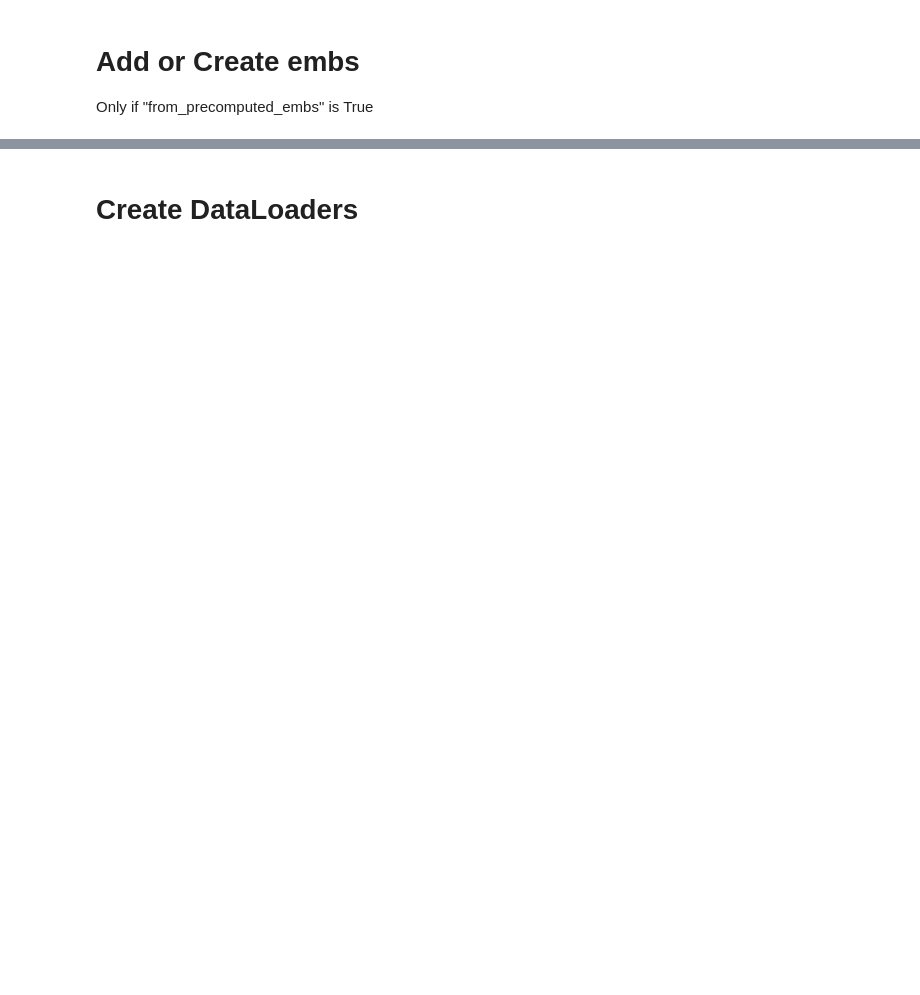
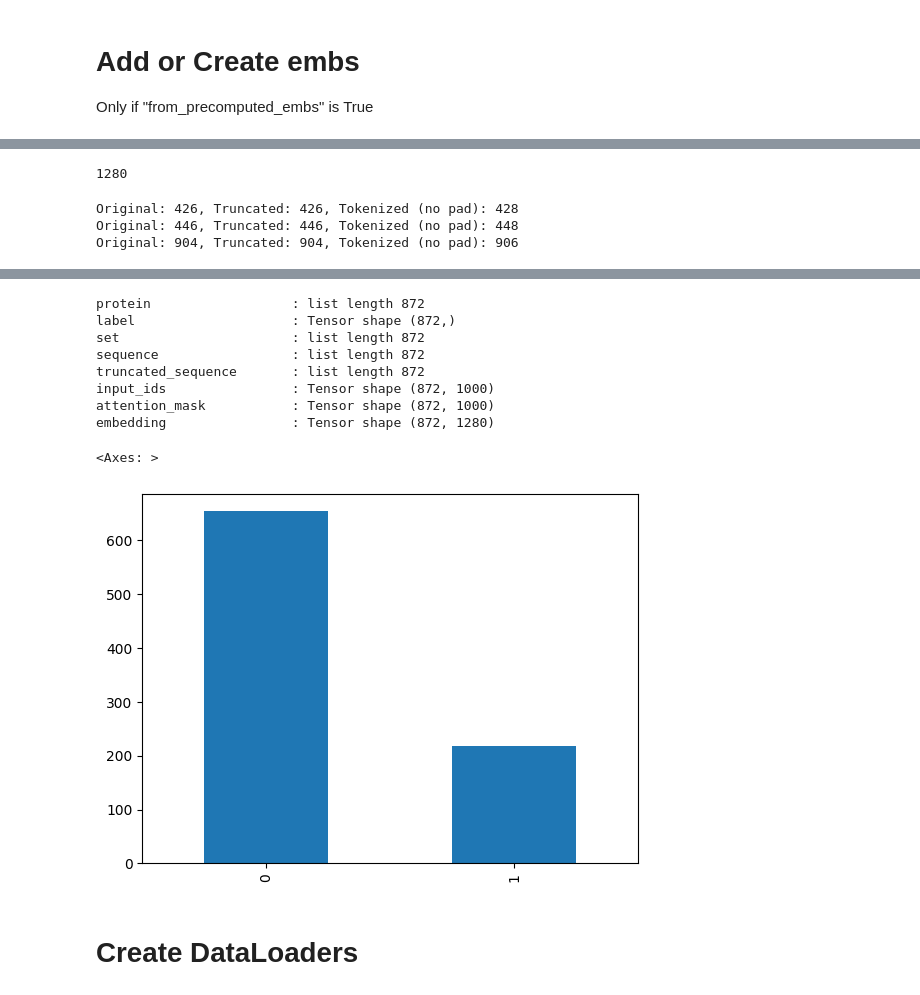
Before and after one commit to 8gabri8/ESMSec, a Jupyter notebook: my_train.ipynb, the cells around one changed output, grey strips where cells are left out. Saved outputs shown, nothing was run; the diff lists cells and outputs as text; code cells hidden in the pictures; blank space fills up the shorter version.

```diff
--- a/my_train.ipynb
+++ b/my_train.ipynb
@@ -214,0 +189,47 @@ data_df.head()
+# %%
+# Degfine classifcatio head dimesion
+
+if config["FROM_PRECOMPUTED_EMBS"]:
+    first_emb_shape = cache_data["embedding"].shape  # (N, L, D)
+    if len(first_emb_shape) == 1:
+        # Aggregated embedding (e.g., [D])
+        config["PRECOMPUTED_EMBS_DIM"] = int(first_emb_shape[0])
+    elif len(first_emb_shape) == 2:
+        # Aggregated per sequence (e.g., [L, D])
+        config["PRECOMPUTED_EMBS_DIM"] = int(first_emb_shape[1])
+    elif len(first_emb_shape) == 3:
+        # Contextualized embeddings (N, L, D) → use D
+        config["PRECOMPUTED_EMBS_DIM"] = int(first_emb_shape[2])
+else:
+    # dim embessign sins the output of esm
+    config["PRECOMPUTED_EMBS_DIM"] = esm_model.embeddings.word_embeddings.embedding_dim
+
+print(config["PRECOMPUTED_EMBS_DIM"])
+# %% [output]
+1280
+# %%
+# Plotting
+
+for i in range(3):
+    seq = data.sequence.iloc[i]
+    trunc_seq = data.truncated_sequence.iloc[i]
+    input_ids = input_ids_tensor[i]
+    print(f"Original: {len(seq)}, Truncated: {len(trunc_seq)}, Tokenized (no pad): {(input_ids != tokenizer.pad_token_id).sum().item()}")
+
+display(data.head(2))
+
+for key, value in cache_data.items():
+    if isinstance(value, torch.Tensor):
+        print(f"{key:25s}: Tensor shape {tuple(value.shape)}")
+    elif isinstance(value, pd.Series):
+        print(f"{key:25s}: pandas Series, length {len(value)}")
+    elif isinstance(value, (list, tuple)):
+        print(f"{key:25s}: list length {len(value)}")
+    else:
+        print(f"{key:25s}: type {type(value)}")
+
+data["label"].value_counts().reset_index(drop="True").plot(kind='bar')
+# %% [output]
+Original: 426, Truncated: 426, Tokenized (no pad): 428
+Original: 446, Truncated: 446, Tokenized (no pad): 448
+Original: 904, Truncated: 904, Tokenized (no pad): 906
@@ -215,3 +239,13 @@ data_df.head()
+protein                  : list length 872
+label                    : Tensor shape (872,)
+set                      : list length 872
+sequence                 : list length 872
+truncated_sequence       : list length 872
+input_ids                : Tensor shape (872, 1000)
+attention_mask           : Tensor shape (872, 1000)
+embedding                : Tensor shape (872, 1280)
+<Axes: >
+[figure, added]
 # %% [markdown]
 # Create DataLoaders
 # %%
```
Also changed, not shown: parts of 20 cells of this notebook, 3 other files.
